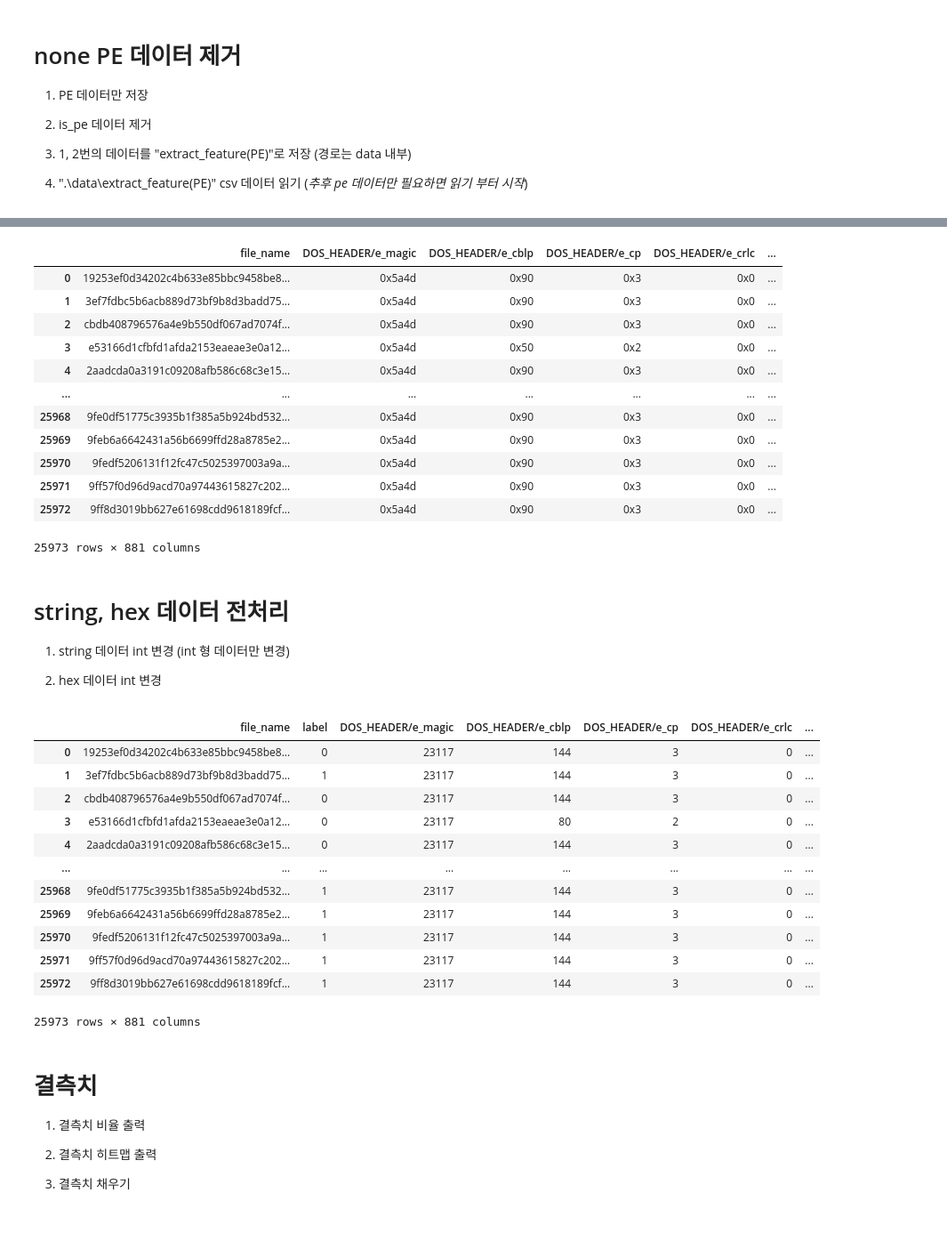
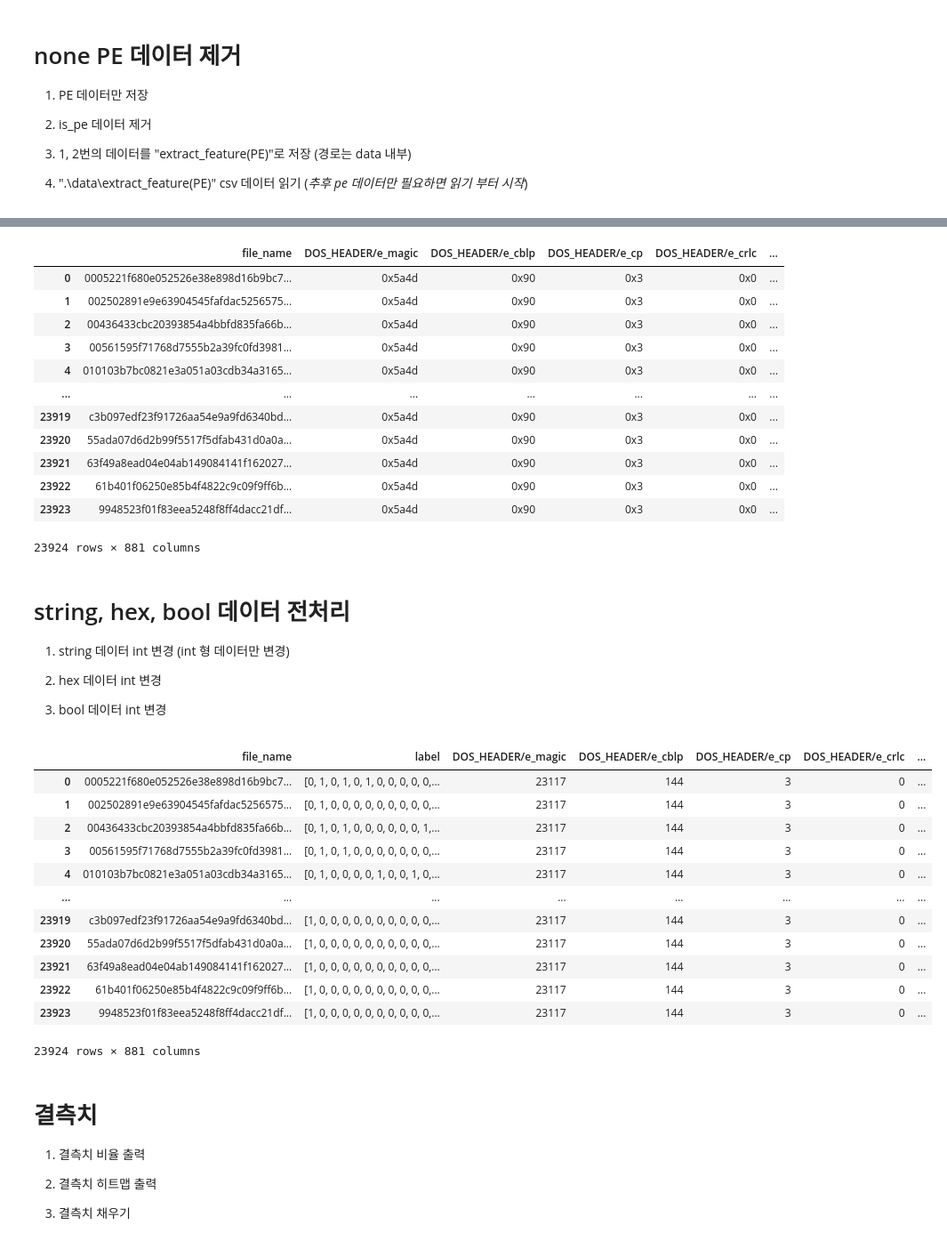
Before and after one commit to Jae-Ju-Do/AI, a Jupyter notebook: deep_learning(vscode ver).ipynb, the cells around one changed output, grey strips where cells are left out. Shown at 89% size. Cells and saved outputs as stored; diff of their text form; code cells hidden in the pictures.

```diff
--- a/deep_learning(vscode ver).ipynb
+++ b/deep_learning(vscode ver).ipynb
@@ -77,28 +77,29 @@ pe_data
 # PE 데이터 읽기
 extract_feature_PE_path = r".\data\pe_data\extract_feature(PE).csv"
 pe_data = pd.read_csv(extract_feature_PE_path)
-pe_data = pe_data.drop(columns=['Unnamed: 0'])
 pe_data
 # %% [output]
 |  | file_name | DOS_HEADER/e_magic | DOS_HEADER/e_cblp | DOS_HEADER/e_cp | DOS_HEADER/e_crlc | ... |
-| 0 | 19253ef0d34202c4b633e85bbc9458be8... | 0x5a4d | 0x90 | 0x3 | 0x0 | ... |
-| 1 | 3ef7fdbc5b6acb889d73bf9b8d3badd75... | 0x5a4d | 0x90 | 0x3 | 0x0 | ... |
-| 2 | cbdb408796576a4e9b550df067ad7074f... | 0x5a4d | 0x90 | 0x3 | 0x0 | ... |
-| 3 | e53166d1cfbfd1afda2153eaeae3e0a12... | 0x5a4d | 0x50 | 0x2 | 0x0 | ... |
-| 4 | 2aadcda0a3191c09208afb586c68c3e15... | 0x5a4d | 0x90 | 0x3 | 0x0 | ... |
+| 0 | 0005221f680e052526e38e898d16b9bc7... | 0x5a4d | 0x90 | 0x3 | 0x0 | ... |
+| 1 | 002502891e9e63904545fafdac5256575... | 0x5a4d | 0x90 | 0x3 | 0x0 | ... |
+| 2 | 00436433cbc20393854a4bbfd835fa66b... | 0x5a4d | 0x90 | 0x3 | 0x0 | ... |
+| 3 | 00561595f71768d7555b2a39fc0fd3981... | 0x5a4d | 0x90 | 0x3 | 0x0 | ... |
+| 4 | 010103b7bc0821e3a051a03cdb34a3165... | 0x5a4d | 0x90 | 0x3 | 0x0 | ... |
 | ... | ... | ... | ... | ... | ... | ... |
-| 25968 | 9fe0df51775c3935b1f385a5b924bd532... | 0x5a4d | 0x90 | 0x3 | 0x0 | ... |
-| 25969 | 9feb6a6642431a56b6699ffd28a8785e2... | 0x5a4d | 0x90 | 0x3 | 0x0 | ... |
-| 25970 | 9fedf5206131f12fc47c5025397003a9a... | 0x5a4d | 0x90 | 0x3 | 0x0 | ... |
-| 25971 | 9ff57f0d96d9acd70a97443615827c202... | 0x5a4d | 0x90 | 0x3 | 0x0 | ... |
-| 25972 | 9ff8d3019bb627e61698cdd9618189fcf... | 0x5a4d | 0x90 | 0x3 | 0x0 | ... |
+| 23919 | c3b097edf23f91726aa54e9a9fd6340bd... | 0x5a4d | 0x90 | 0x3 | 0x0 | ... |
+| 23920 | 55ada07d6d2b99f5517f5dfab431d0a0a... | 0x5a4d | 0x90 | 0x3 | 0x0 | ... |
+| 23921 | 63f49a8ead04e04ab149084141f162027... | 0x5a4d | 0x90 | 0x3 | 0x0 | ... |
+| 23922 | 61b401f06250e85b4f4822c9c09f9ff6b... | 0x5a4d | 0x90 | 0x3 | 0x0 | ... |
+| 23923 | 9948523f01f83eea5248f8ff4dacc21df... | 0x5a4d | 0x90 | 0x3 | 0x0 | ... |
-25973 rows × 881 columns
+23924 rows × 881 columns
 # %% [markdown]
-# string, hex 데이터 전처리
+# string, hex, bool 데이터 전처리
 
 1. string 데이터 int 변경 (int 형 데이터만 변경)
 
 2. hex 데이터 int 변경
+
+3. bool 데이터 int 변경
 # %%
 # hex 데이터 int로 변경
 def hex_to_decimal(hex_value):
@@ -142,22 +152,21 @@ noen_hex_to_int_data.to_csv(none_hex_string_data_path)
 # %%
-none_hex_string_data_path = r".\data\hex_string_data\extract_feature(PE_none_hex_and_string).csv"
-none_hex_string_data = pd.read_csv(none_hex_string_data_path)
-none_hex_string_data = none_hex_string_data.drop(columns=['Unnamed: 0'])
-none_hex_string_data
+numeric_data_path = r".\data\hex_string_data\extract_feature(PE_none_hex_and_string).csv"
+numeric_data = pd.read_csv(numeric_data_path)
+numeric_data
 # %% [output]
 |  | file_name | label | DOS_HEADER/e_magic | DOS_HEADER/e_cblp | DOS_HEADER/e_cp | DOS_HEADER/e_crlc | ... |
-| 0 | 19253ef0d34202c4b633e85bbc9458be8... | 0 | 23117 | 144 | 3 | 0 | ... |
-| 1 | 3ef7fdbc5b6acb889d73bf9b8d3badd75... | 1 | 23117 | 144 | 3 | 0 | ... |
-| 2 | cbdb408796576a4e9b550df067ad7074f... | 0 | 23117 | 144 | 3 | 0 | ... |
-| 3 | e53166d1cfbfd1afda2153eaeae3e0a12... | 0 | 23117 | 80 | 2 | 0 | ... |
-| 4 | 2aadcda0a3191c09208afb586c68c3e15... | 0 | 23117 | 144 | 3 | 0 | ... |
+| 0 | 0005221f680e052526e38e898d16b9bc7... | [0, 1, 0, 1, 0, 1, 0, 0, 0, 0, 0,... | 23117 | 144 | 3 | 0 | ... |
+| 1 | 002502891e9e63904545fafdac5256575... | [0, 1, 0, 0, 0, 0, 0, 0, 0, 0, 0,... | 23117 | 144 | 3 | 0 | ... |
+| 2 | 00436433cbc20393854a4bbfd835fa66b... | [0, 1, 0, 1, 0, 0, 0, 0, 0, 0, 1,... | 23117 | 144 | 3 | 0 | ... |
+| 3 | 00561595f71768d7555b2a39fc0fd3981... | [0, 1, 0, 1, 0, 0, 0, 0, 0, 0, 0,... | 23117 | 144 | 3 | 0 | ... |
+| 4 | 010103b7bc0821e3a051a03cdb34a3165... | [0, 1, 0, 0, 0, 0, 1, 0, 0, 1, 0,... | 23117 | 144 | 3 | 0 | ... |
 | ... | ... | ... | ... | ... | ... | ... | ... |
-| 25968 | 9fe0df51775c3935b1f385a5b924bd532... | 1 | 23117 | 144 | 3 | 0 | ... |
-| 25969 | 9feb6a6642431a56b6699ffd28a8785e2... | 1 | 23117 | 144 | 3 | 0 | ... |
-| 25970 | 9fedf5206131f12fc47c5025397003a9a... | 1 | 23117 | 144 | 3 | 0 | ... |
-| 25971 | 9ff57f0d96d9acd70a97443615827c202... | 1 | 23117 | 144 | 3 | 0 | ... |
-| 25972 | 9ff8d3019bb627e61698cdd9618189fcf... | 1 | 23117 | 144 | 3 | 0 | ... |
+| 23919 | c3b097edf23f91726aa54e9a9fd6340bd... | [1, 0, 0, 0, 0, 0, 0, 0, 0, 0, 0,... | 23117 | 144 | 3 | 0 | ... |
+| 23920 | 55ada07d6d2b99f5517f5dfab431d0a0a... | [1, 0, 0, 0, 0, 0, 0, 0, 0, 0, 0,... | 23117 | 144 | 3 | 0 | ... |
+| 23921 | 63f49a8ead04e04ab149084141f162027... | [1, 0, 0, 0, 0, 0, 0, 0, 0, 0, 0,... | 23117 | 144 | 3 | 0 | ... |
+| 23922 | 61b401f06250e85b4f4822c9c09f9ff6b... | [1, 0, 0, 0, 0, 0, 0, 0, 0, 0, 0,... | 23117 | 144 | 3 | 0 | ... |
+| 23923 | 9948523f01f83eea5248f8ff4dacc21df... | [1, 0, 0, 0, 0, 0, 0, 0, 0, 0, 0,... | 23117 | 144 | 3 | 0 | ... |
-25973 rows × 881 columns
+23924 rows × 881 columns
 # %% [markdown]
 # 결측치
 
```
Also changed, not shown: parts of 28 cells of this notebook.
